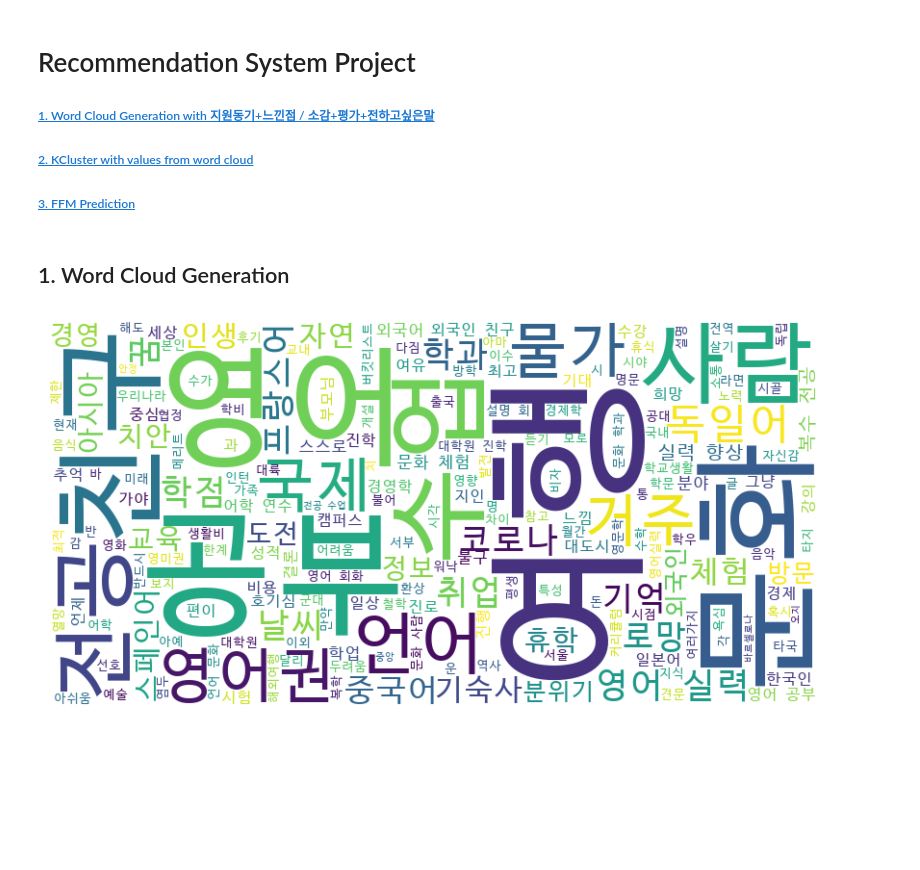
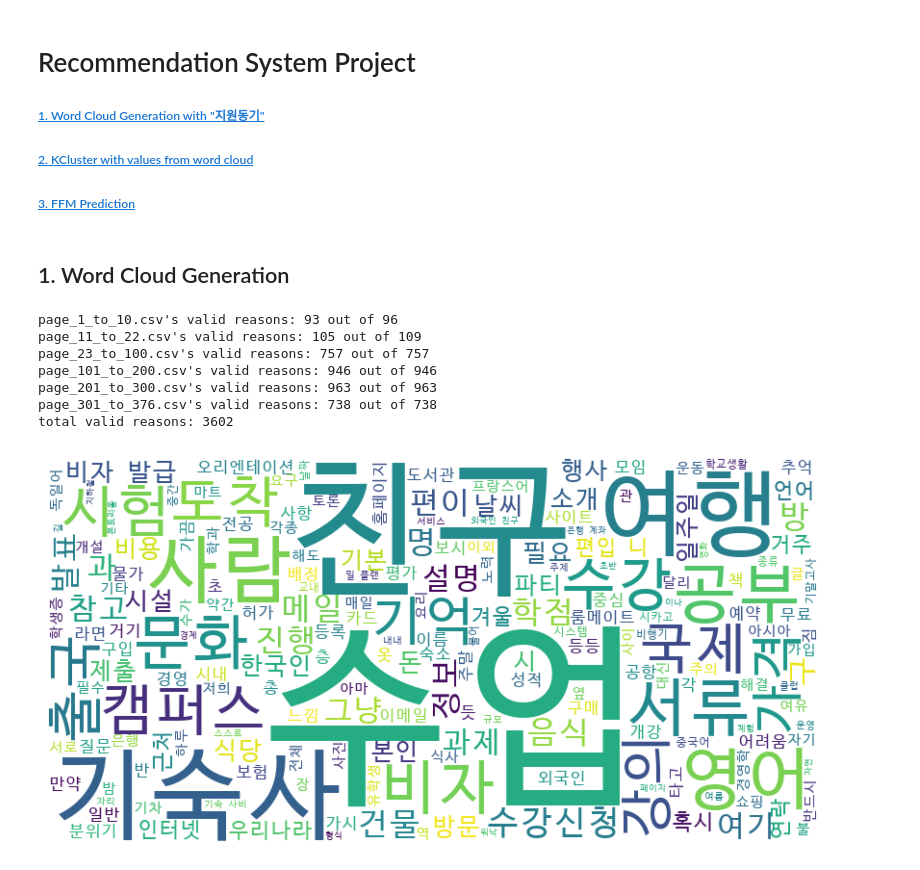
Before and after one commit to 77hannah77/recommend-me-abroad, a Jupyter notebook: project.ipynb, the cells around one changed output. Drawn from its saved outputs; the diff is of its cells as text; code cells hidden in the pictures; blank space fills up the shorter version.

Commit message:
📝 Added code to track validity of data and deleted redundant files

```diff
--- a/project.ipynb
+++ b/project.ipynb
@@ -1,6 +1,6 @@
 # %% [markdown]
 # Recommendation System Project
-##### [1. Word Cloud Generation with 지원동기+느낀점 / 소감+평가+전하고싶은말](#1.-Word-Cloud-Generation)
+##### [1. Word Cloud Generation with "지원동기"](#1.-Word-Cloud-Generation)
 ##### [2. KCluster with values from word cloud](#2.-KCluster)
 ##### [3. FFM Prediction](#3.-FFM)
 # %% [markdown]
@@ -14,42 +14,59 @@ from konlpy.tag import Okt
 import os
 
 path_to_files = "data_set"
-files_to_process = ["page_1_to_10.csv", "page_11_to_22.csv", "page_22_to_100.csv", "page_23_to_100.csv", "page_101_to_200.csv", "page_201_to_300.csv", "page_301_to_376.csv"]
+files_to_process = ["page_1_to_10.csv", "page_11_to_22.csv", "page_23_to_100.csv", "page_101_to_200.csv", "page_201_to_300.csv", "page_301_to_376.csv"]
 
 # 불용어 처리
 stopwords = set()
 with open("stopwords.txt", 'r', encoding='utf-8') as file:
     for line in file:
         words = line.split()  # 기본적으로 공백을 기준으로 split
         stopwords.update(words)  # set에 words 추가 (중복 제거)
 
 # 각 파일에서 '지원 동기'에 해당하는 부분 parse
 cleaned_text = ""
+total_reasons = pd.Series(dtype=str)
 for file_name in files_to_process:
     file_path = os.path.join(path_to_files, file_name)
     df = pd.read_csv(file_path)
 
+    # csv 파일 내용 parse
     df['Selected Content'] = df.apply(select_content, axis=1)
-    reasons = df['Processed Content'] = df.apply(process_content, axis=1)
+    df['Processed Content'] = df.apply(process_content, axis=1)
+    reasons = df['Processed Content'].dropna() # NAN 제거
+    tot_len = len(reasons)
+    reasons = reasons[reasons.str.strip() != ""]  # 빈 문자열 제거
 
-    # 2. 형태소 분석기로 명사 추출
-    text = ' '.join(reasons.dropna())  # 모든 텍스트를 결합
+    print(f"{file_name}'s valid reasons: {len(reasons)} out of {tot_len}")
+    total_reasons = pd.concat([total_reasons, reasons])
+
+    # 형태소 분석기로 명사 추출
+    text = ' '.join(reasons)  # 모든 텍스트를 결합
 
     okt = Okt()  # Okt 형태소 분석기 생성
     nouns = okt.nouns(text)  # 명사만 추출
 
-    # 3. 명사 리스트를 하나의 문자열로 변환
+    # 명사 리스트를 하나의 문자열로 변환
     cleaned_text += ' '.join(nouns)
 
-# 4. WordCloud 객체 생성
+print(f"total valid reasons: {len(total_reasons)}")
+
+# WordCloud 객체 생성
 font_path = "/Users/gayeonlee/Library/Fonts/D2Coding-Ver1.3.2-20180524.ttc"
 wordcloud = WordCloud(width=800, height=400, background_color='white', font_path=font_path, stopwords=stopwords).generate(cleaned_text)
 
-# 5. 워드 클라우드 표시
+# 워드 클라우드 표시
 plt.figure(figsize=(10, 5))
 plt.rc('font', family='NanumGothicOTF')
 plt.imshow(wordcloud, interpolation='bilinear')
 plt.axis('off')  # 축 제거
 plt.show()
 # %% [output]
+page_1_to_10.csv's valid reasons: 93 out of 96
+page_11_to_22.csv's valid reasons: 105 out of 109
+page_23_to_100.csv's valid reasons: 757 out of 757
+page_101_to_200.csv's valid reasons: 946 out of 946
+page_201_to_300.csv's valid reasons: 963 out of 963
+page_301_to_376.csv's valid reasons: 738 out of 738
+total valid reasons: 3602
-[figure, old version]
+[figure, new version]
```
